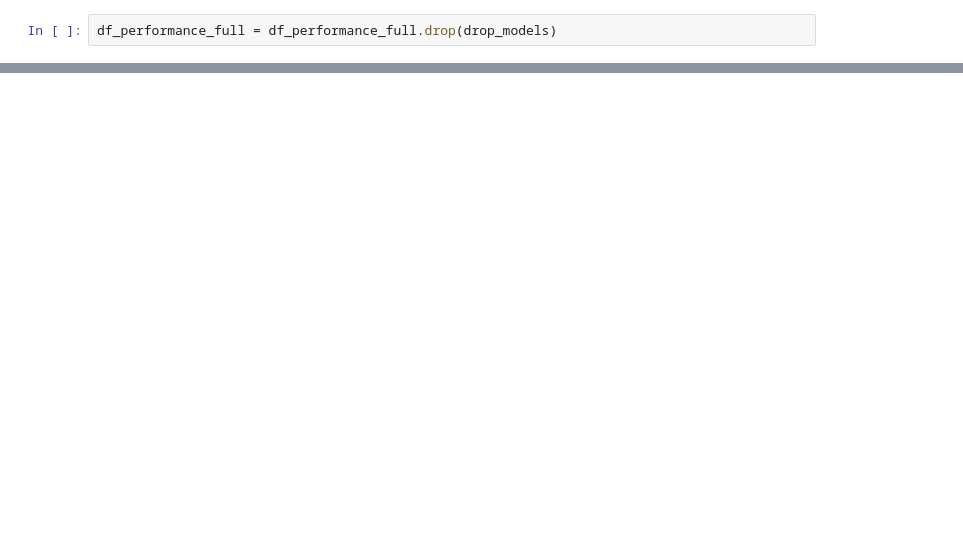
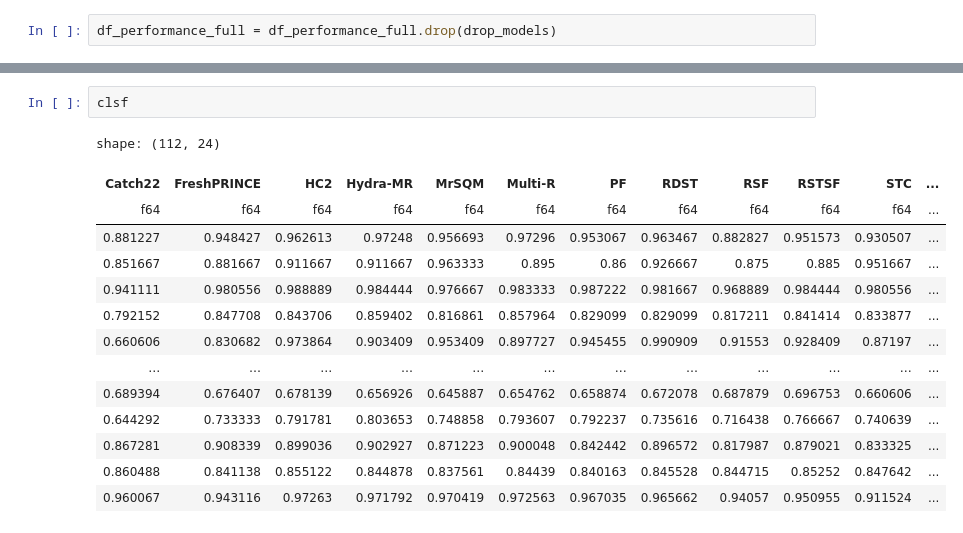
Before and after one commit to gasperpetelin/TSCGlue, a Jupyter notebook: notebooks/bakeoff.ipynb, the cells around one changed output, grey strips where cells are left out. Drawn from its saved outputs; the diff is of its cells as text; blank space fills up the shorter version.

```diff
--- a/notebooks/bakeoff.ipynb
+++ b/notebooks/bakeoff.ipynb
@@ -96,0 +101,17 @@ plot_critical_difference(clsf.to_numpy(), clsf.columns)
+# %%
+clsf
+# %% [output]
+shape: (112, 24)
+| Catch22 | FreshPRINCE | HC2 | Hydra-MR | MrSQM | Multi-R | PF | RDST | RSF | RSTSF | STC | ... |
+| f64 | f64 | f64 | f64 | f64 | f64 | f64 | f64 | f64 | f64 | f64 | ... |
+| 0.881227 | 0.948427 | 0.962613 | 0.97248 | 0.956693 | 0.97296 | 0.953067 | 0.963467 | 0.882827 | 0.951573 | 0.930507 | ... |
+| 0.851667 | 0.881667 | 0.911667 | 0.911667 | 0.963333 | 0.895 | 0.86 | 0.926667 | 0.875 | 0.885 | 0.951667 | ... |
+| 0.941111 | 0.980556 | 0.988889 | 0.984444 | 0.976667 | 0.983333 | 0.987222 | 0.981667 | 0.968889 | 0.984444 | 0.980556 | ... |
+| 0.792152 | 0.847708 | 0.843706 | 0.859402 | 0.816861 | 0.857964 | 0.829099 | 0.829099 | 0.817211 | 0.841414 | 0.833877 | ... |
+| 0.660606 | 0.830682 | 0.973864 | 0.903409 | 0.953409 | 0.897727 | 0.945455 | 0.990909 | 0.91553 | 0.928409 | 0.87197 | ... |
+| … | … | … | … | … | … | … | … | … | … | … | ... |
+| 0.689394 | 0.676407 | 0.678139 | 0.656926 | 0.645887 | 0.654762 | 0.658874 | 0.672078 | 0.687879 | 0.696753 | 0.660606 | ... |
+| 0.644292 | 0.733333 | 0.791781 | 0.803653 | 0.748858 | 0.793607 | 0.792237 | 0.735616 | 0.716438 | 0.766667 | 0.740639 | ... |
+| 0.867281 | 0.908339 | 0.899036 | 0.902927 | 0.871223 | 0.900048 | 0.842442 | 0.896572 | 0.817987 | 0.879021 | 0.833325 | ... |
+| 0.860488 | 0.841138 | 0.855122 | 0.844878 | 0.837561 | 0.84439 | 0.840163 | 0.845528 | 0.844715 | 0.85252 | 0.847642 | ... |
+| 0.960067 | 0.943116 | 0.97263 | 0.971792 | 0.970419 | 0.972563 | 0.967035 | 0.965662 | 0.94057 | 0.950955 | 0.911524 | ... |
```
Also changed, not shown: parts of 14 cells of this notebook, 9 other files.
